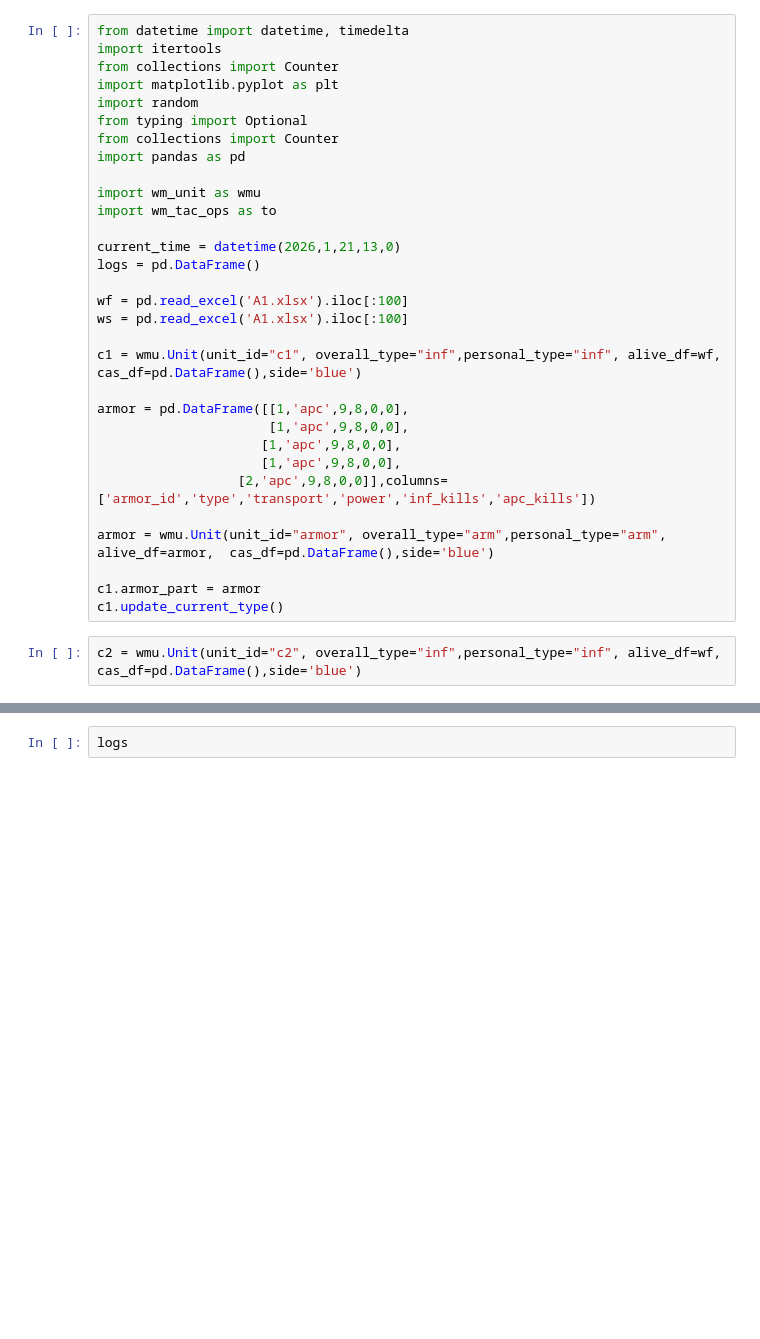
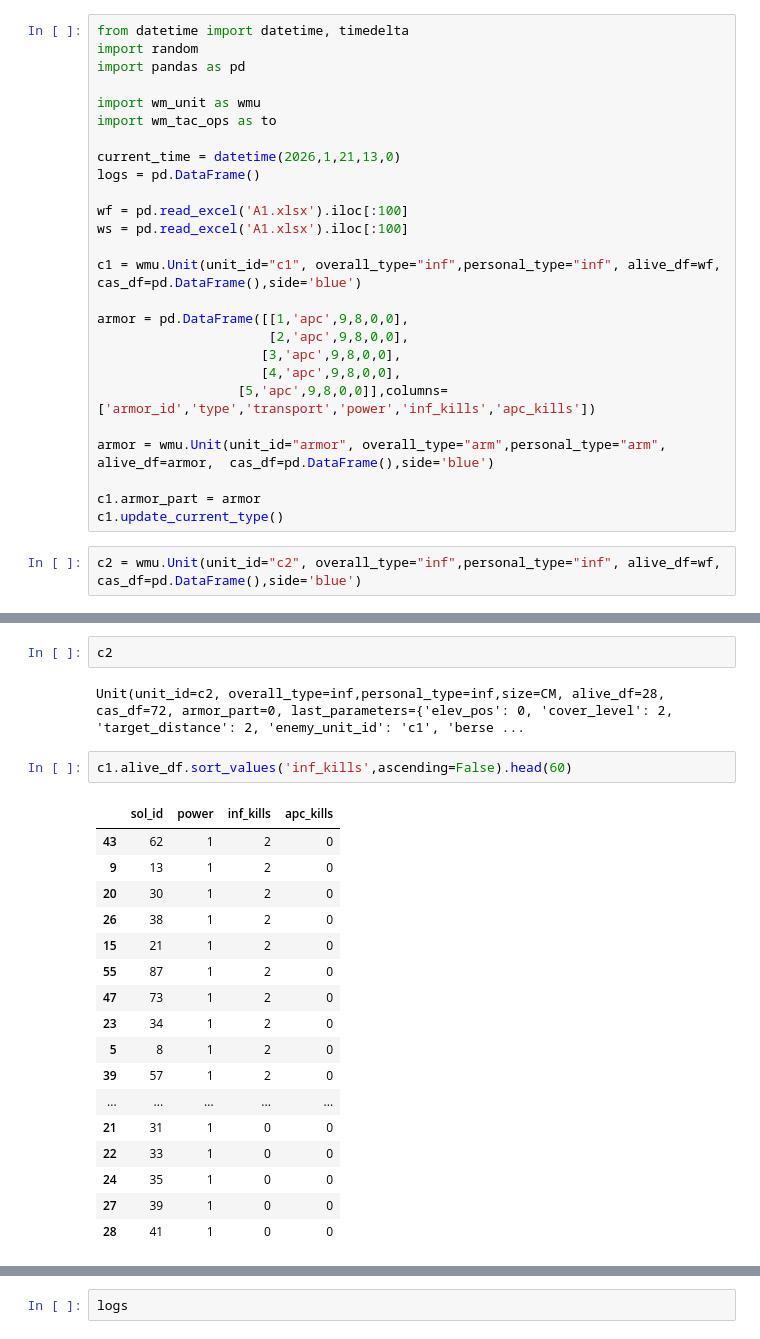
Before and after one commit to Lapidus93/WM_calculations, a Jupyter notebook: WM PYTHON.ipynb, the cells around one changed output, grey strips where cells are left out. Saved outputs shown, nothing was run; the diff lists cells and outputs as text; blank space fills up the shorter version.

```diff
--- a/WM PYTHON.ipynb
+++ b/WM PYTHON.ipynb
@@ -1,11 +1,6 @@
 # %%
 from datetime import datetime, timedelta
-import itertools
-from collections import Counter
-import matplotlib.pyplot as plt
 import random
-from typing import Optional
-from collections import Counter
 import pandas as pd
 
 import wm_unit as wmu
@@ -20,10 +15,10 @@ ws = pd.read_excel('A1.xlsx').iloc[:100]
 c1 = wmu.Unit(unit_id="c1", overall_type="inf",personal_type="inf", alive_df=wf,  cas_df=pd.DataFrame(),side='blue')
 
 armor = pd.DataFrame([[1,'apc',9,8,0,0],
-                      [1,'apc',9,8,0,0],
-                     [1,'apc',9,8,0,0],
-                     [1,'apc',9,8,0,0],
-                  [2,'apc',9,8,0,0]],columns=['armor_id','type','transport','power','inf_kills','apc_kills'])
+                      [2,'apc',9,8,0,0],
+                     [3,'apc',9,8,0,0],
+                     [4,'apc',9,8,0,0],
+                  [5,'apc',9,8,0,0]],columns=['armor_id','type','transport','power','inf_kills','apc_kills'])
 
 armor = wmu.Unit(unit_id="armor", overall_type="arm",personal_type="arm", alive_df=armor,  cas_df=pd.DataFrame(),side='blue')
 
@@ -53,0 +59,24 @@ enemy_unit_id id1 ?
+# %%
+c2
+# %% [output]
+Unit(unit_id=c2, overall_type=inf,personal_type=inf,size=CM, alive_df=28, cas_df=72, armor_part=0, last_parameters={'elev_pos': 0, 'cover_level': 2, 'target_distance': 2, 'enemy_unit_id': 'c1', 'berse ...
+# %%
+c1.alive_df.sort_values('inf_kills',ascending=False).head(60)
+# %% [output]
+|  | sol_id | power | inf_kills | apc_kills |
+| 43 | 62 | 1 | 2 | 0 |
+| 9 | 13 | 1 | 2 | 0 |
+| 20 | 30 | 1 | 2 | 0 |
+| 26 | 38 | 1 | 2 | 0 |
+| 15 | 21 | 1 | 2 | 0 |
+| 55 | 87 | 1 | 2 | 0 |
+| 47 | 73 | 1 | 2 | 0 |
+| 23 | 34 | 1 | 2 | 0 |
+| 5 | 8 | 1 | 2 | 0 |
+| 39 | 57 | 1 | 2 | 0 |
+| ... | ... | ... | ... | ... |
+| 21 | 31 | 1 | 0 | 0 |
+| 22 | 33 | 1 | 0 | 0 |
+| 24 | 35 | 1 | 0 | 0 |
+| 27 | 39 | 1 | 0 | 0 |
+| 28 | 41 | 1 | 0 | 0 |
```
Also changed, not shown: parts of 8 cells of this notebook, 1 other file.
